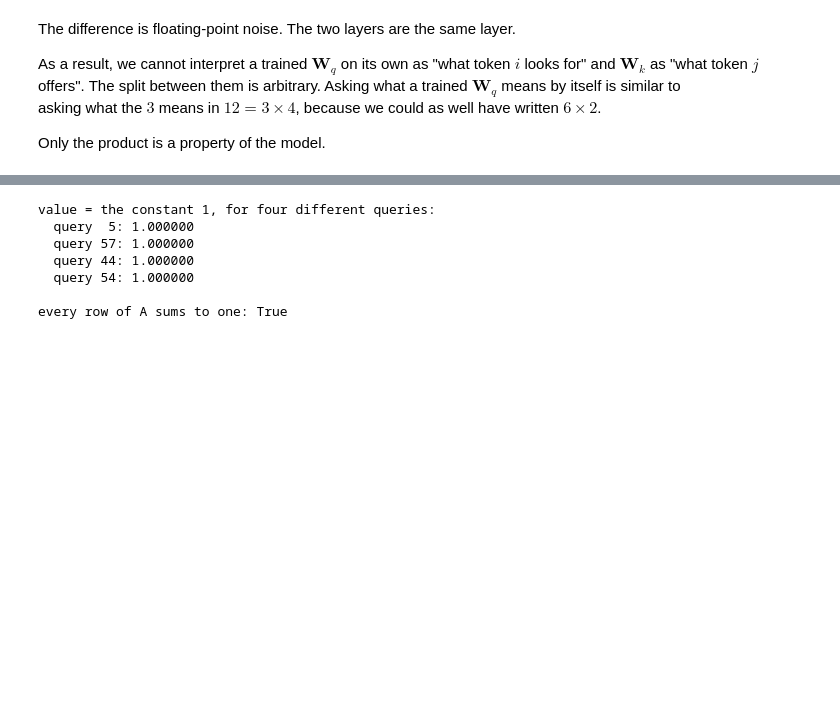
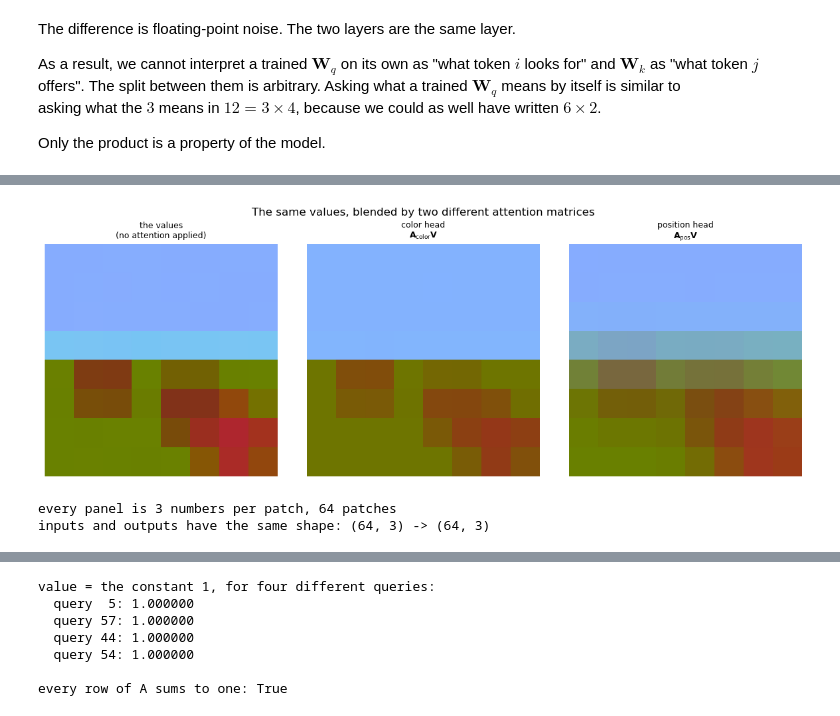
Before and after one commit to RibeiroResearch/neural-nets-tutorials, a Jupyter notebook: attention_by_hand.ipynb, the cells around one changed output, grey strips where cells are left out. Drawn from its saved outputs; the diff is of its cells as text; code cells hidden in the pictures; blank space fills up the shorter version.

Commit message:
Show each head's own output instead of varying W_v

```diff
--- a/attention_by_hand.ipynb
+++ b/attention_by_hand.ipynb
@@ -519,18 +496,0 @@ is faithful, the hues are not.
-# %%
-payloads = {
-    "mean color of what I attend to": selector(["R", "G", "B"]),
-    "mean position of what I attend to": selector(["x", "y"]),
-}
-
-fig, axes = plt.subplots(1, 3, figsize=(13, 3.8))
-axes[0].imshow(patch_rgb.reshape(GRID, GRID, 3)); axes[0].set_title("the tokens", fontsize=9); axes[0].axis("off")
-for ax, (label, Wv) in zip(axes[1:], payloads.items()):
-    out = A_color @ (T @ Wv.T)
-    if out.shape[1] == 3:
-        shown = np.clip(out - out.min(), 0, None); shown /= max(shown.max(), 1e-9)
-        ax.imshow(shown.reshape(GRID, GRID, 3))
-    else:
-        ax.imshow(out[:, 1].reshape(GRID, GRID), cmap="viridis")
-    ax.set_title(label, fontsize=9); ax.axis("off")
-fig.suptitle("One attention matrix, different value projections", y=1.03)
-plt.tight_layout(); plt.show()
@@ -556,0 +506,29 @@ makes the comparison attributable.
+# %%
+V = T @ W_value.T                 # one value per token: its color
+
+out_color = A_color @ V           # the color head   (Section 3 computed this already)
+out_local = A_local @ V           # the position head (Section 4)
+
+
+def as_image(values):
+    """Render N x 3 values as an 8 x 8 picture, shifted and scaled to fill [0, 1]."""
+    shifted = values - values.min()
+    return (shifted / max(shifted.max(), 1e-9)).reshape(GRID, GRID, 3)
+
+
+fig, axes = plt.subplots(1, 3, figsize=(12, 4.2))
+for ax, data, title in [
+    (axes[0], V,         "the values\n(no attention applied)"),
+    (axes[1], out_color, "color head\n$\\mathbf{A}_{\\mathrm{color}}\\mathbf{V}$"),
+    (axes[2], out_local, "position head\n$\\mathbf{A}_{\\mathrm{pos}}\\mathbf{V}$"),
+]:
+    ax.imshow(as_image(data)); ax.set_title(title, fontsize=9); ax.axis("off")
+fig.suptitle("The same values, blended by two different attention matrices", y=1.0)
+plt.tight_layout(); plt.show()
+
+print(f"every panel is {V.shape[1]} numbers per patch, {V.shape[0]} patches")
+print(f"inputs and outputs have the same shape: {V.shape} -> {out_color.shape}")
+# %% [output]
+[figure, added]
+every panel is 3 numbers per patch, 64 patches
+inputs and outputs have the same shape: (64, 3) -> (64, 3)
```
Also changed, not shown: parts of 7 cells of this notebook.
